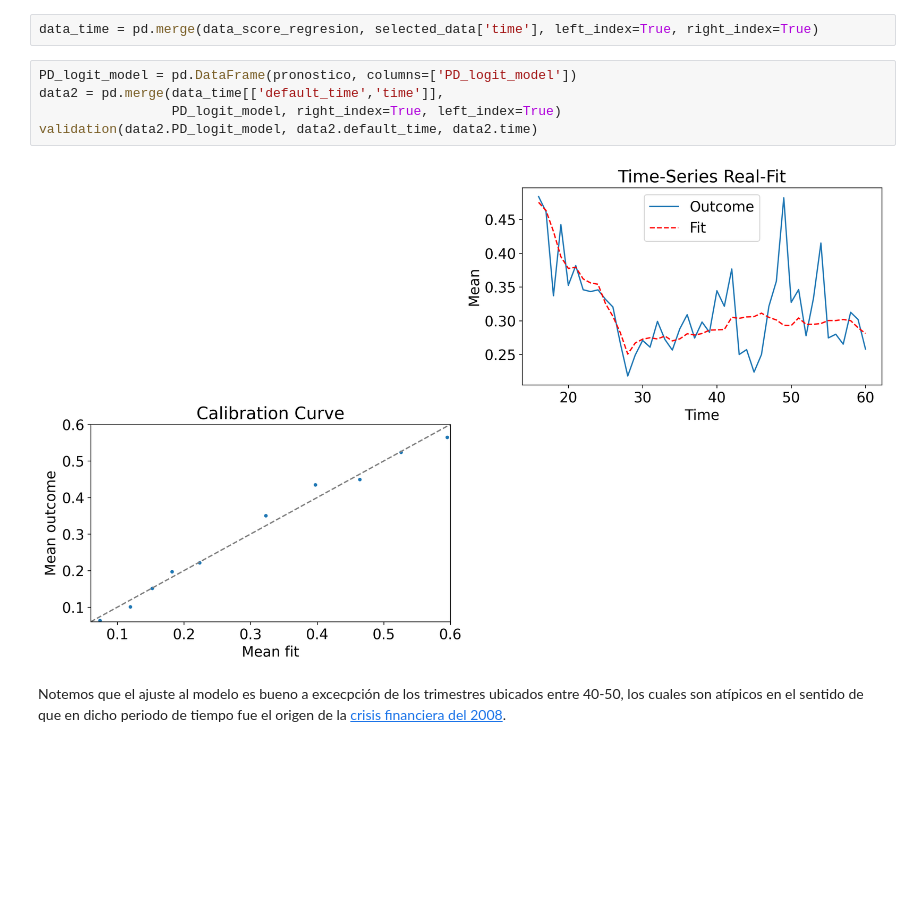
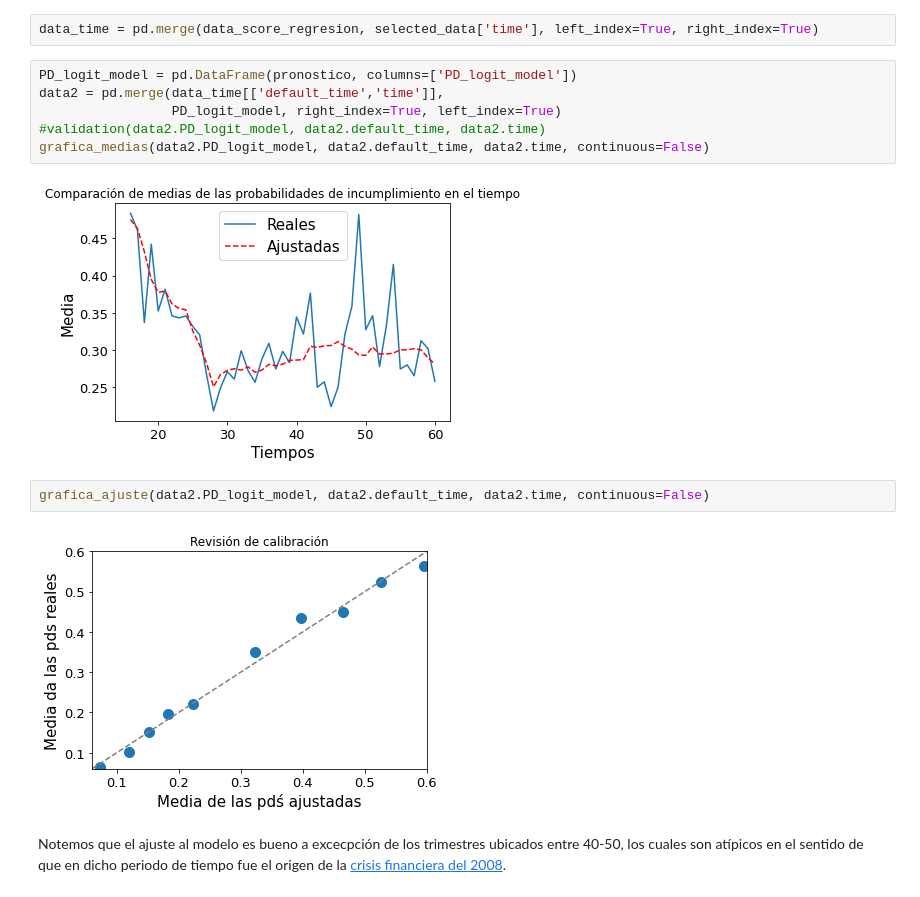
Before and after one commit to arenitss/Proyecto_Final_Analisis_Numerico_Computo_Cientifico, a Jupyter notebook: Reporte/Reporte.ipynb, the cells around one changed output. Drawn from its saved outputs; the diff is of its cells as text; blank space fills up the shorter version.

```diff
--- a/Reporte/Reporte.ipynb
+++ b/Reporte/Reporte.ipynb
@@ -692,10 +692,15 @@ data_time = pd.merge(data_score_regresion, selected_data['time'], left_index=Tru
 # %%
 PD_logit_model = pd.DataFrame(pronostico, columns=['PD_logit_model'])
 data2 = pd.merge(data_time[['default_time','time']],
                  PD_logit_model, right_index=True, left_index=True)
-validation(data2.PD_logit_model, data2.default_time, data2.time)
+#validation(data2.PD_logit_model, data2.default_time, data2.time)
+grafica_medias(data2.PD_logit_model, data2.default_time, data2.time, continuous=False)
 # %% [output]
-[figure, old version]
+[figure, new version]
+# %%
+grafica_ajuste(data2.PD_logit_model, data2.default_time, data2.time, continuous=False)
+# %% [output]
+[figure, added]
 # %% [markdown]
 Notemos que el ajuste al modelo es bueno a excecpción de los trimestres ubicados entre 40-50, los cuales son atípicos en el sentido de que en dicho periodo de tiempo fue el origen de la [crisis financiera del 2008](https://es.wikipedia.org/wiki/Crisis_financiera_de_2008).
 # %% [markdown]
```
Also changed, not shown: parts of 7 cells of this notebook, 2 other files.
